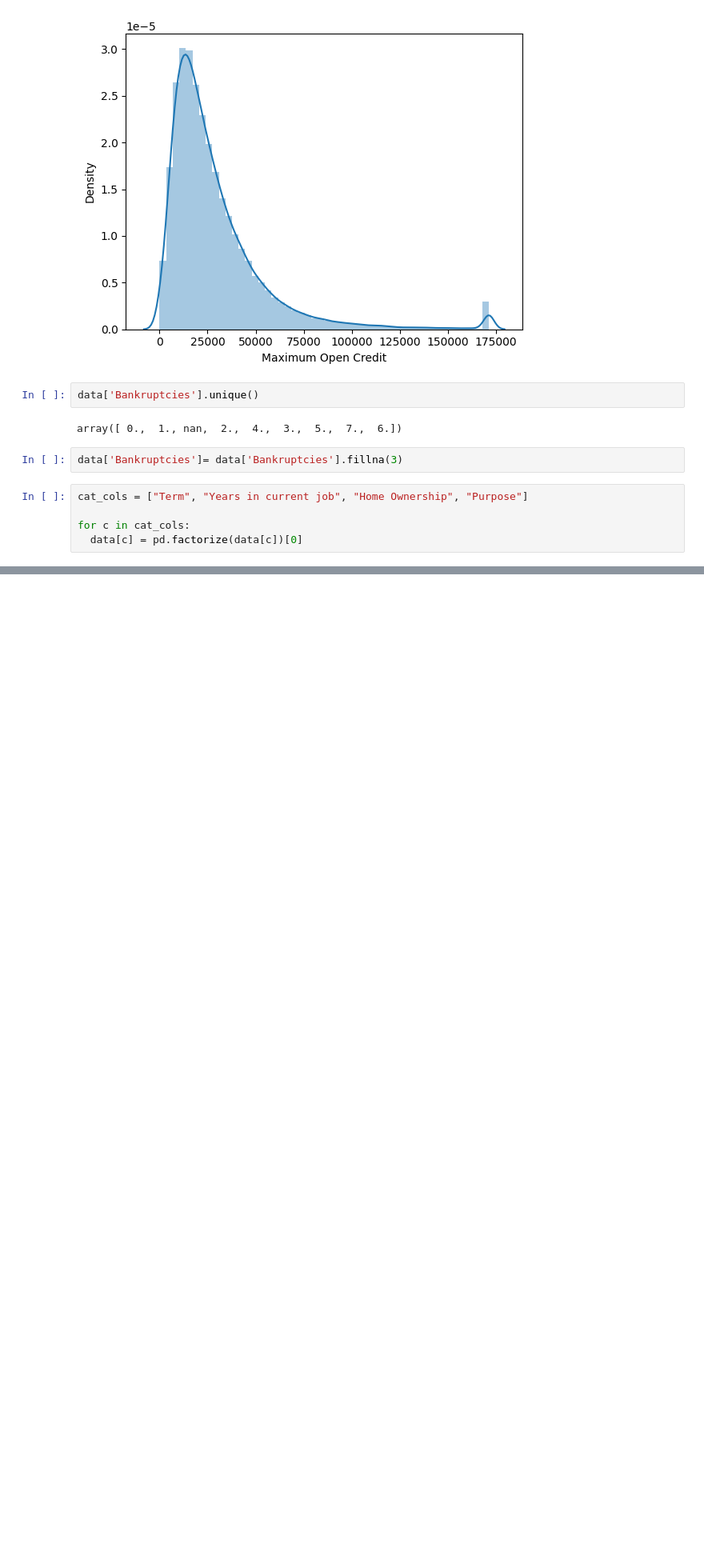
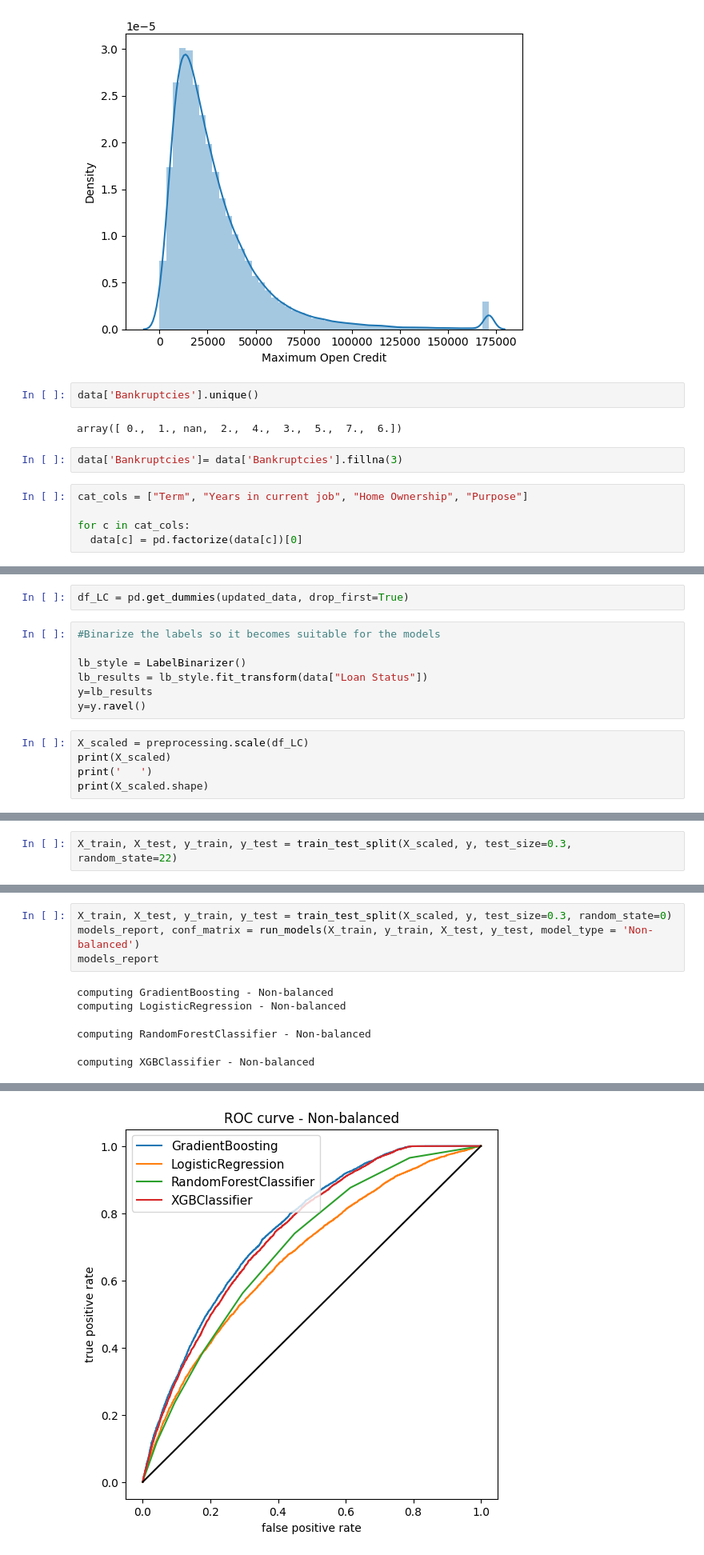
Before and after one commit to biniyam69/Loan-Eligibility-With-Gradient-Boosting-, a Jupyter notebook: Loan_Data.ipynb, the cells around one changed output, grey strips where cells are left out. Shown at 80% size. Saved outputs shown, nothing was run; the diff lists cells and outputs as text; blank space fills up the shorter version.

Commit message:
Evaluated the models even more

```diff
--- a/Loan_Data.ipynb
+++ b/Loan_Data.ipynb
@@ -534,0 +595,14 @@ updated_data = pd.DataFrame(data=SoftImpute().fit_transform(data[data.columns[3:
+# %%
+df_LC = pd.get_dummies(updated_data, drop_first=True)
+# %%
+#Binarize the labels so it becomes suitable for the models
+
+lb_style = LabelBinarizer()
+lb_results = lb_style.fit_transform(data["Loan Status"])
+y=lb_results
+y=y.ravel()
+# %%
+X_scaled = preprocessing.scale(df_LC)
+print(X_scaled)
+print('   ')
+print(X_scaled.shape)
@@ -534,0 +625,2 @@ updated_data = pd.DataFrame(data=SoftImpute().fit_transform(data[data.columns[3:
+# %%
+X_train, X_test, y_train, y_test = train_test_split(X_scaled, y, test_size=0.3, random_state=22)
@@ -534,0 +832,9 @@ updated_data = pd.DataFrame(data=SoftImpute().fit_transform(data[data.columns[3:
+# %%
+X_train, X_test, y_train, y_test = train_test_split(X_scaled, y, test_size=0.3, random_state=0)
+models_report, conf_matrix = run_models(X_train, y_train, X_test, y_test, model_type = 'Non-balanced')
+models_report
+# %% [output]
+computing GradientBoosting - Non-balanced
+computing LogisticRegression - Non-balanced
+computing RandomForestClassifier - Non-balanced
+computing XGBClassifier - Non-balanced
@@ -534,0 +846 @@ updated_data = pd.DataFrame(data=SoftImpute().fit_transform(data[data.columns[3:
+[figure, added]
```
Also changed, not shown: parts of 16 cells of this notebook.
